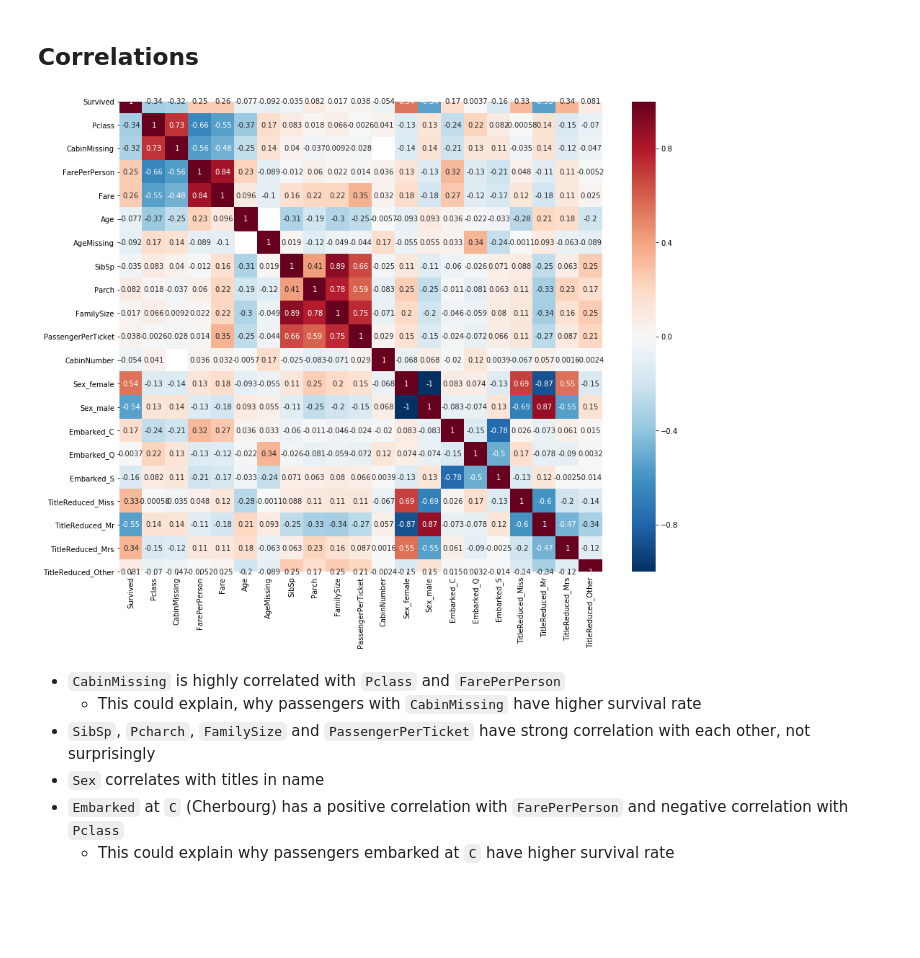
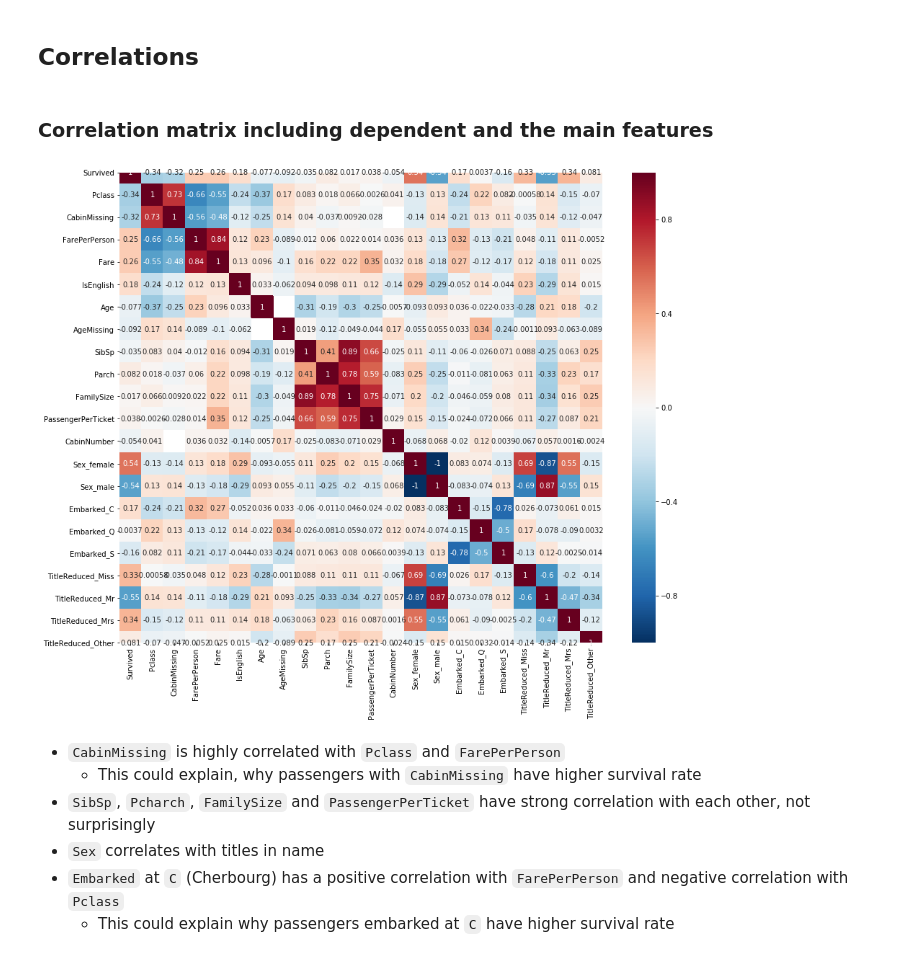
Before and after one commit to gergelyBognar/titanic, a Jupyter notebook: titanic.ipynb, the cells around one changed output. Cells and saved outputs as stored; diff of their text form; code cells hidden in the pictures; blank space fills up the shorter version.

```diff
--- a/titanic.ipynb
+++ b/titanic.ipynb
@@ -504,6 +479,6 @@ Name: FarePerPerson, dtype: float64
 Two sample Kolmogorov–Smirnov test for FarePerPerson
 D value: 0.31310516728980925 p value: 2.6645352591003757e-15
 # %%
-df_train["FareBinnedExplore"] = pd.qcut(df_train["FarePerPerson"], 5)
-dependency_categorical(df_train["FareBinnedExplore"], df_train[label_name], binned=True)
+df_train["FarePerPersonBinned"] = pd.qcut(df_train["FarePerPerson"], 5)
+dependency_categorical(df_train["FarePerPersonBinned"], df_train[label_name], binned=True)
 # %% [output]
@@ -609,5 +590,5 @@ Chi2 value: 282.14980191288873 p value: 7.255378086876214e-61
 # %%
-with open("english_names.txt") as file:
+with open("data/english_names.txt") as file:
     english_names = set([x.strip() for x in file.readlines()])
 
 def get_is_english(name):
@@ -618,3 +599,5 @@ def get_is_english(name):
     return False
 
 df_train["IsEnglish"] = df_train["Name"].apply(get_is_english)
+
+dependency_categorical(df_train["IsEnglish"], df_train[label_name])
@@ -740,24 +689,27 @@ D value: 0.09092027559055119 p value: 0.8297270717524061
 The cabin number seems to have no effect on the survival rate
 # %% [markdown]
 ## Correlations
+# %% [markdown]
+### Correlation matrix including dependent and the main features
 # %%
 corr_train = (
     df_train[[
     "Survived",
     "Pclass", "CabinMissing", "FarePerPerson", "Fare",
+    "IsEnglish",
     "Age",
     "AgeMissing",
     "SibSp", "Parch", "FamilySize", "PassengerPerTicket",
     "CabinNumber"]]
     .join(pd.get_dummies(df_train[["Sex", "Embarked", "TitleReduced"]]))
     .corr()
 )
 
 plt.figure(figsize=(15, 12))
 sns.heatmap(corr_train, annot=True, cmap="RdBu_r")
 plt.show()
 # %% [output]
-[figure, old version]
+[figure, new version]
 # %% [markdown]
 * `CabinMissing` is highly correlated with `Pclass` and `FarePerPerson`
     * This could explain, why passengers with `CabinMissing` have higher survival rate
```
Also changed, not shown: parts of 47 cells of this notebook.
